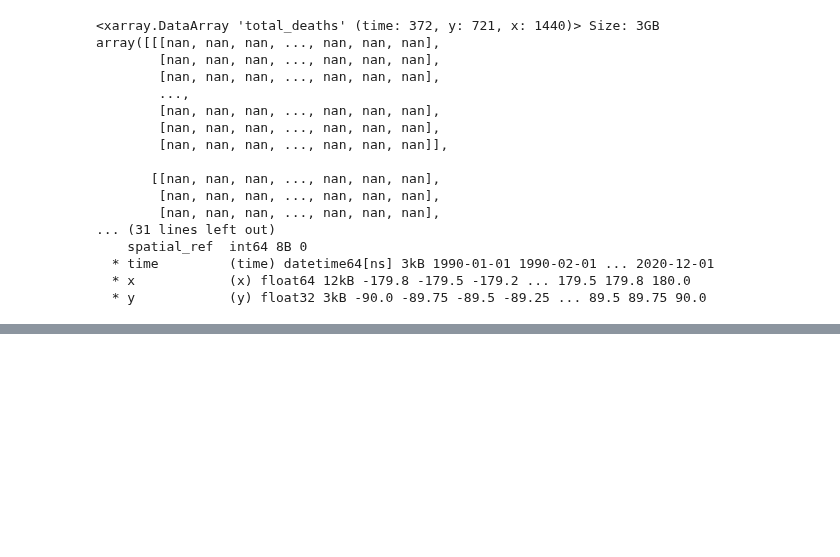
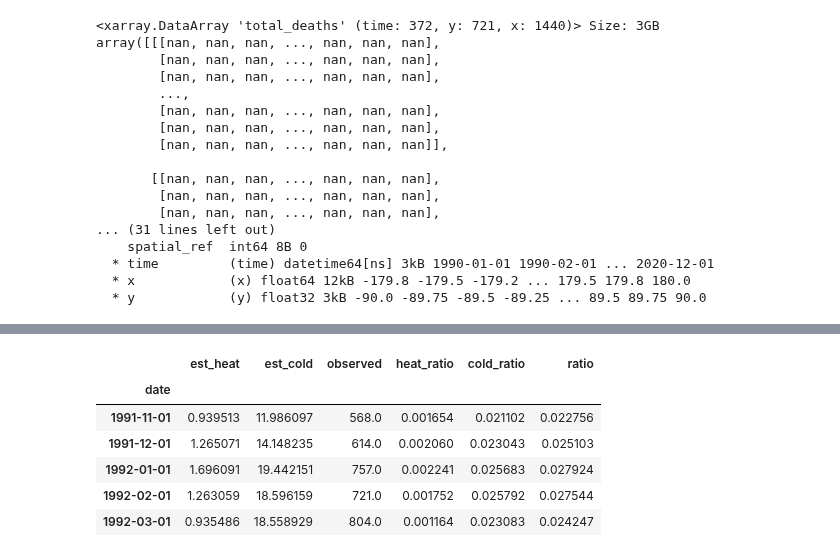
Before and after one commit to Queeno11/Child-mortality-and-Climate-Shocks, a Jupyter notebook: Effect map.ipynb, the cells around one changed output, grey strips where cells are left out. Saved outputs shown, nothing was run; the diff lists cells and outputs as text; code cells hidden in the pictures; blank space fills up the shorter version.

```diff
--- a/Effect map.ipynb
+++ b/Effect map.ipynb
@@ -665,0 +677,66 @@ plt.show()
+# %%
+# ============================================================================
+# In-sample attributable / observed death RATIO  (no population extrapolation)
+# ----------------------------------------------------------------------------
+# Same temporal stacked chart as above, but each month is expressed as
+#     in-sample ESTIMATED deaths attributable to temperature shocks
+#     ------------------------------------------------------------------
+#                    in-sample OBSERVED deaths
+# computed directly from the DHS regression micro-sample (numerator and
+# denominator are both counts over the same births). See effect_map_ratio.py
+# for the unit-tested computation.
+# ============================================================================
+import importlib
+import effect_map_ratio as emr
+importlib.reload(emr)
+
+# Per-band, per-window coefficients (in-utero + first year of life), reusing the
+# SAME filtered regression coefficients the map figure is built from (all_climate_coeffs).
+band_window_coeffs = emr.summed_window_coeffs(all_climate_coeffs)
+print("Per-window coefficients by band (per 1,000 births):")
+for b, c in band_window_coeffs.items():
+    print(f"  band {b}: {c}")
+
+# DHS regression micro-sample -- the exact file 04_regressions.jl uses.
+ratio_cols = [
+    "climate_band_1",
+    "stdm_t_inutero_b_avg", "stdm_t_born_1m6m_b_avg", "stdm_t_born_6m12m_b_avg",
+    "child_agedeath", "chb_year", "chb_month",
+]
+dhs_sample = pd.read_feather(
+    r"C:\Working Papers\Paper - Child Mortality and Climate Shocks\Data\Data_out\DHSBirthsGlobal&ClimateShocks_v11_full.feather",
+    columns=ratio_cols,
+)
+
+# climate_band_1 is stored as STRING band names ("Tropical"/"Arid"/"Temperate"/
+# "Continental"/"Polar", from 02b_assign_climatic_bands.py). Map them to the integer
+# band ids used by all_climate_coeffs, which come from the ["Tropical","Arid",
+# "Temperate"] order in the coefficients cell (band id = position + 1). Bands
+# without coefficients (Continental/Polar) map to NaN and are dropped downstream.
+ZONE_ORDER = ["Tropical", "Arid", "Temperate"]  # must match cell that builds all_climate_coeffs
+band_name_to_id = {name: i + 1 for i, name in enumerate(ZONE_ORDER)}
+raw_band = dhs_sample["climate_band_1"].astype("object").str.strip()
+print("\nRaw climate_band_1 value counts:")
+print(raw_band.value_counts(dropna=False))
+dhs_sample["climate_band_1"] = raw_band.map(band_name_to_id)
+print(f"\nBirths in covered bands {ZONE_ORDER}: "
+      f"{dhs_sample['climate_band_1'].notna().sum():,} of {len(dhs_sample):,}")
+
+# Observed-death window. 60 months = under-5 (matches the UNICEF comparison);
+# set to 12 for a first-year-of-life denominator instead.
+MAX_AGE_MONTHS = 60
+
+ratio_ts = emr.monthly_attributable_ratio(
+    dhs_sample, band_window_coeffs, max_age_months=MAX_AGE_MONTHS
+)
+
+# Headline sanity check: the whole-sample ratio (this is the honest, un-extrapolated
+# analogue of the total the coauthor flagged on the extrapolated figure).
+tot = ratio_ts[["est_heat", "est_cold", "observed"]].sum()
+tot_attrib = tot["est_heat"] + tot["est_cold"]
+print(f"\nWhole-sample estimated attributable deaths: {tot_attrib:,.1f}")
+print(f"Whole-sample observed deaths (< {MAX_AGE_MONTHS} months): {tot['observed']:,.0f}")
+print(f"Overall attributable / observed ratio: {tot_attrib / tot['observed']:.4f} "
+      f"({100 * tot_attrib / tot['observed']:.2f}%)")
+ratio_ts.head()
+# %% [output]
@@ -665,0 +763,7 @@ plt.show()
+|  | est_heat | est_cold | observed | heat_ratio | cold_ratio | ratio |
+| date |  |  |  |  |  |  |
+| 1991-11-01 | 0.939513 | 11.986097 | 568.0 | 0.001654 | 0.021102 | 0.022756 |
+| 1991-12-01 | 1.265071 | 14.148235 | 614.0 | 0.002060 | 0.023043 | 0.025103 |
+| 1992-01-01 | 1.696091 | 19.442151 | 757.0 | 0.002241 | 0.025683 | 0.027924 |
+| 1992-02-01 | 1.263059 | 18.596159 | 721.0 | 0.001752 | 0.025792 | 0.027544 |
+| 1992-03-01 | 0.935486 | 18.558929 | 804.0 | 0.001164 | 0.023083 | 0.024247 |
```
Also changed, not shown: parts of 11 cells of this notebook, 2 other files.
